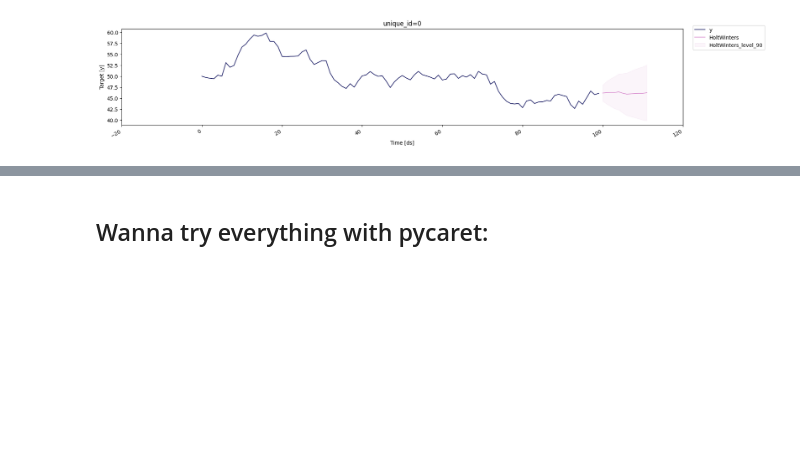
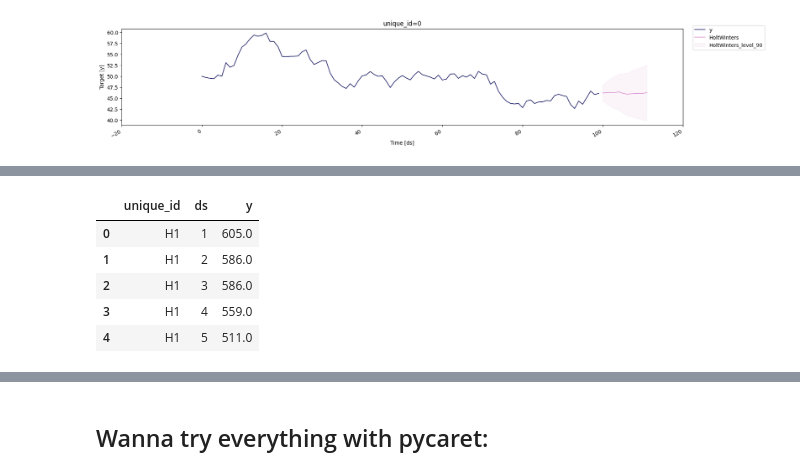
Before and after one commit to edoardoCame/PythonMiniTutorials, a Jupyter notebook: time series models/exponential smoothing method.ipynb, the cells around one changed output, grey strips where cells are left out. Saved outputs shown, nothing was run; the diff lists cells and outputs as text; code cells hidden in the pictures; blank space fills up the shorter version.

```diff
--- a/time series models/exponential smoothing method.ipynb
+++ b/time series models/exponential smoothing method.ipynb
@@ -146,0 +149,14 @@ sf.plot(df, forecast_df, level=[90]) #plot the forecast with the 90% confidence
+# %%
+from statsforecast import StatsForecast # required to instantiate StastForecast object and use cross-validation method
+
+import pandas as pd
+
+Y_df = pd.read_parquet('https://datasets-nixtla.s3.amazonaws.com/m4-hourly.parquet') # load the data
+Y_df.head()
+# %% [output]
+|  | unique_id | ds | y |
+| 0 | H1 | 1 | 605.0 |
+| 1 | H1 | 2 | 586.0 |
+| 2 | H1 | 3 | 586.0 |
+| 3 | H1 | 4 | 559.0 |
+| 4 | H1 | 5 | 511.0 |
```
Also changed, not shown: parts of 11 cells of this notebook.
